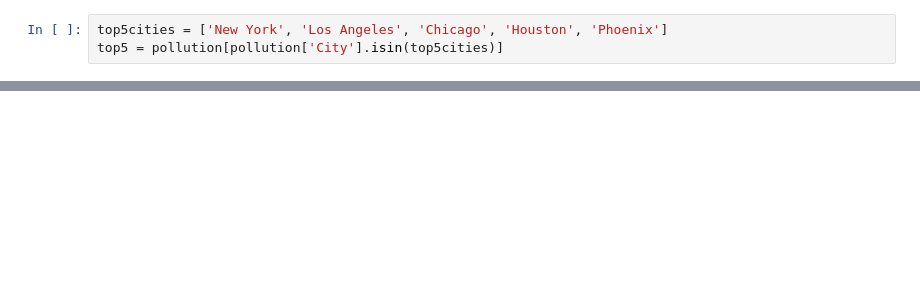
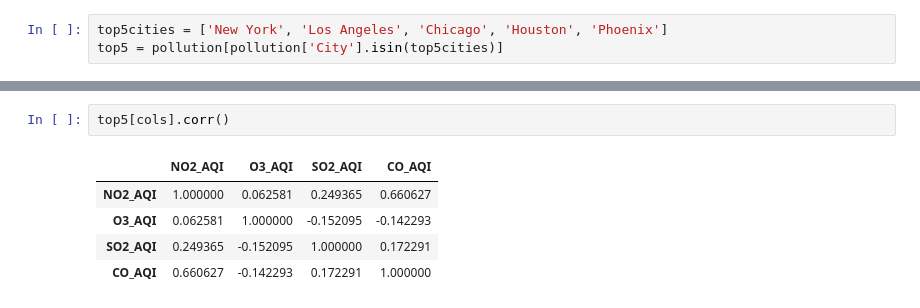
Before and after one commit to bouncebarkrun/Springboard-Data-Science-Career-Track, a Jupyter notebook: 1st Capstone Project/Capstone 1 EDA.ipynb, the cells around one changed output, grey strips where cells are left out. Drawn from its saved outputs; the diff is of its cells as text; blank space fills up the shorter version.

```diff
--- a/1st Capstone Project/Capstone 1 EDA.ipynb
+++ b/1st Capstone Project/Capstone 1 EDA.ipynb
@@ -186,0 +225,8 @@ AttributeError: 'list' object has no attribute 'groupby'
+# %%
+top5[cols].corr()
+# %% [output]
+|  | NO2_AQI | O3_AQI | SO2_AQI | CO_AQI |
+| NO2_AQI | 1.000000 | 0.062581 | 0.249365 | 0.660627 |
+| O3_AQI | 0.062581 | 1.000000 | -0.152095 | -0.142293 |
+| SO2_AQI | 0.249365 | -0.152095 | 1.000000 | 0.172291 |
+| CO_AQI | 0.660627 | -0.142293 | 0.172291 | 1.000000 |
```
Also changed, not shown: parts of 8 cells of this notebook.
